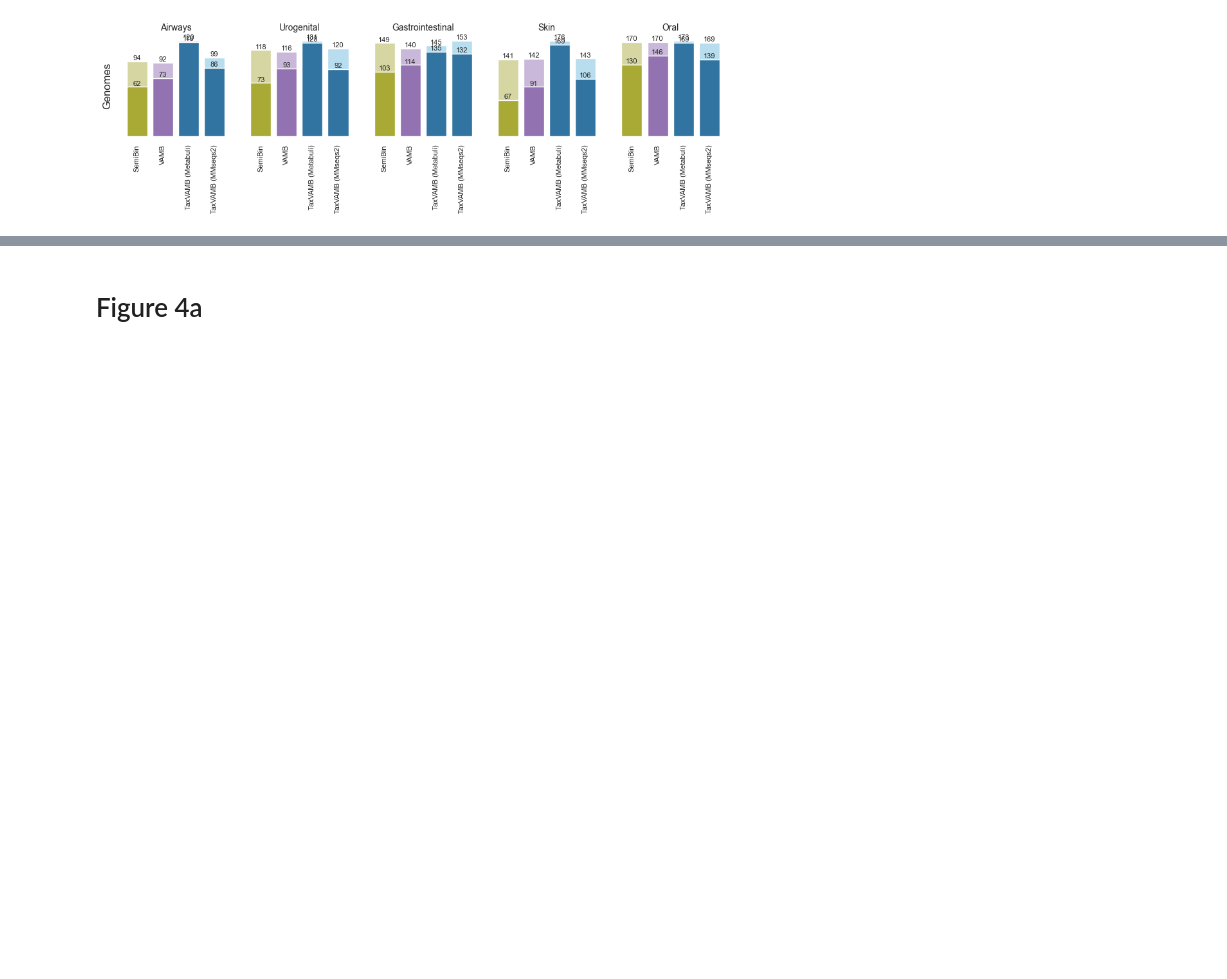
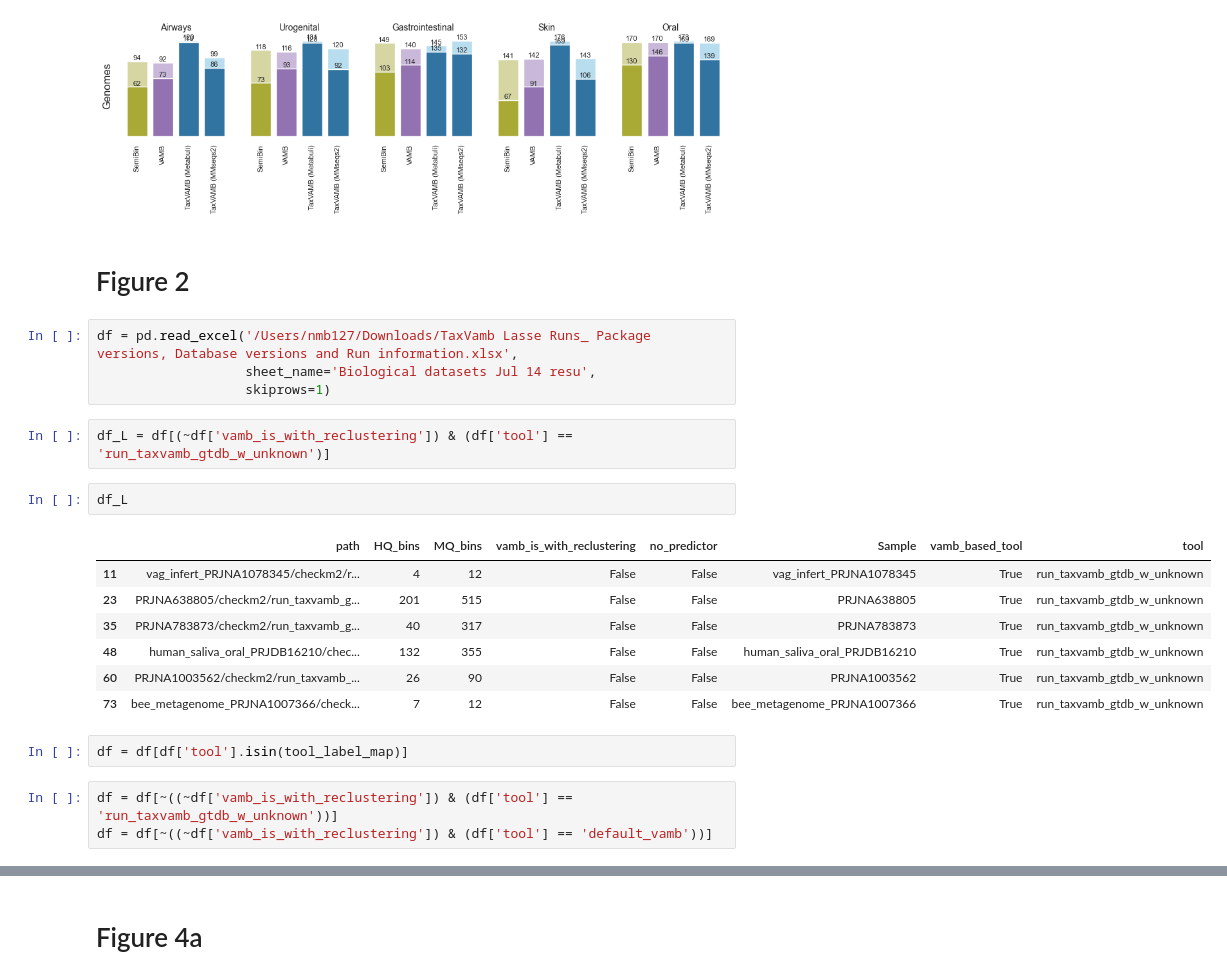
Before and after one commit to sgalkina/TaxVAMB_paper_figures, a Jupyter notebook: scripts_python/Figures.ipynb, the cells around one changed output, grey strips where cells are left out. Drawn from its saved outputs; the diff is of its cells as text; blank space fills up the shorter version.

```diff
--- a/scripts_python/Figures.ipynb
+++ b/scripts_python/Figures.ipynb
@@ -248,3 +248,26 @@ plt.savefig(f'../figures/figure3.pdf', bbox_inches = 'tight')
 plt.show()
 # %% [output]
 [figure]
+# %% [markdown]
+# Figure 2
+# %%
+df = pd.read_excel('/Users/nmb127/Downloads/TaxVamb Lasse Runs_ Package versions, Database versions and Run information.xlsx',
+                   sheet_name='Biological datasets Jul 14 resu',
+                   skiprows=1)
+# %%
+df_L = df[(~df['vamb_is_with_reclustering']) & (df['tool'] == 'run_taxvamb_gtdb_w_unknown')]
+# %%
+df_L
+# %% [output]
+|  | path | HQ_bins | MQ_bins | vamb_is_with_reclustering | no_predictor | Sample | vamb_based_tool | tool |
+| 11 | vag_infert_PRJNA1078345/checkm2/r... | 4 | 12 | False | False | vag_infert_PRJNA1078345 | True | run_taxvamb_gtdb_w_unknown |
+| 23 | PRJNA638805/checkm2/run_taxvamb_g... | 201 | 515 | False | False | PRJNA638805 | True | run_taxvamb_gtdb_w_unknown |
+| 35 | PRJNA783873/checkm2/run_taxvamb_g... | 40 | 317 | False | False | PRJNA783873 | True | run_taxvamb_gtdb_w_unknown |
+| 48 | human_saliva_oral_PRJDB16210/chec... | 132 | 355 | False | False | human_saliva_oral_PRJDB16210 | True | run_taxvamb_gtdb_w_unknown |
+| 60 | PRJNA1003562/checkm2/run_taxvamb_... | 26 | 90 | False | False | PRJNA1003562 | True | run_taxvamb_gtdb_w_unknown |
+| 73 | bee_metagenome_PRJNA1007366/check... | 7 | 12 | False | False | bee_metagenome_PRJNA1007366 | True | run_taxvamb_gtdb_w_unknown |
+# %%
+df = df[df['tool'].isin(tool_label_map)]
+# %%
+df = df[~((~df['vamb_is_with_reclustering']) & (df['tool'] == 'run_taxvamb_gtdb_w_unknown'))]
+df = df[~((~df['vamb_is_with_reclustering']) & (df['tool'] == 'default_vamb'))]
```
Also changed, not shown: parts of 8 cells of this notebook, 1 other file.
